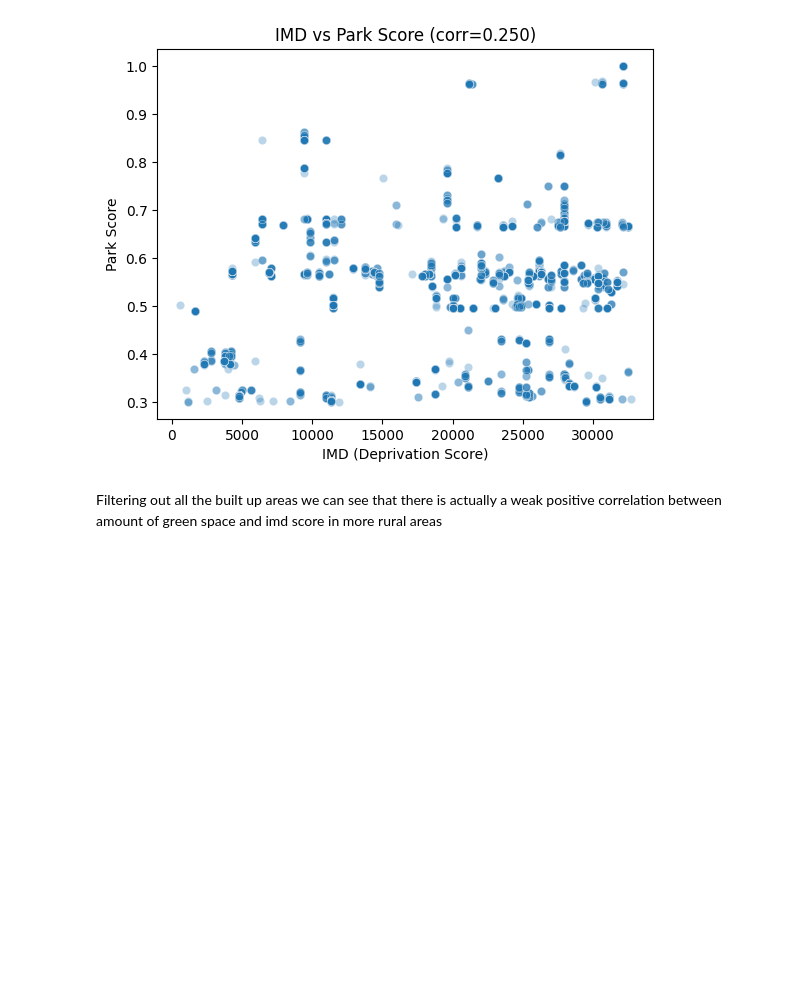
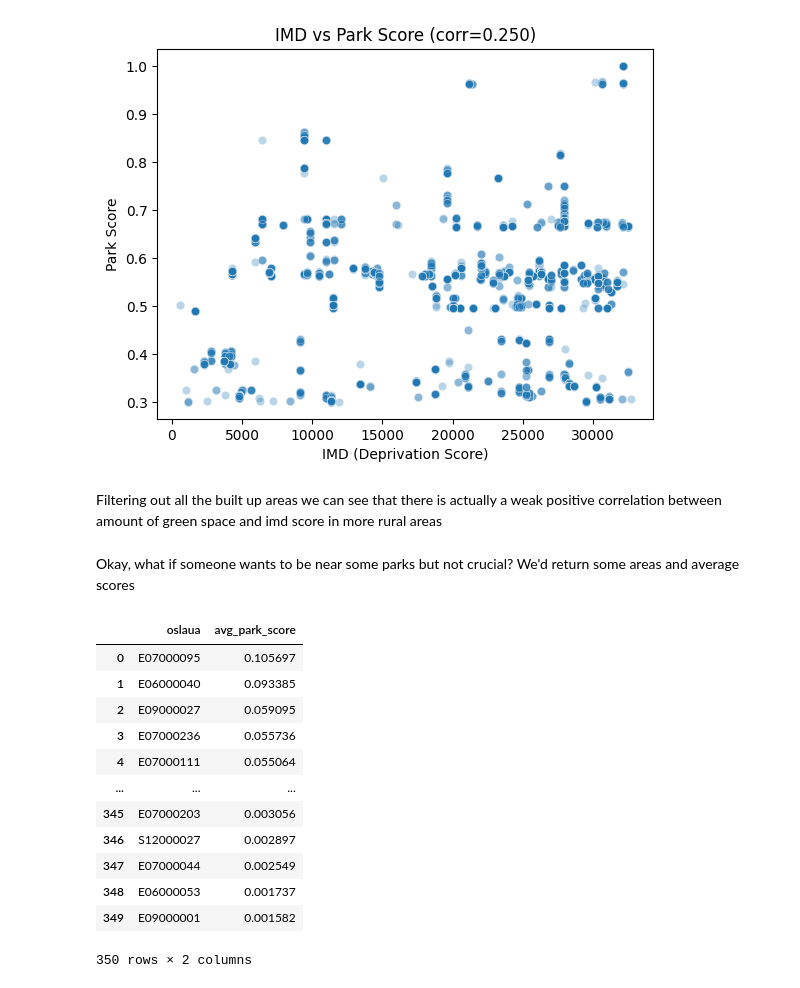
Before and after one commit to moulson/loam, a Jupyter notebook: notebooks/analysis.ipynb, the cells around one changed output. Cells and saved outputs as stored; diff of their text form; code cells hidden in the pictures; blank space fills up the shorter version.

```diff
--- a/notebooks/analysis.ipynb
+++ b/notebooks/analysis.ipynb
@@ -342,3 +342,33 @@ Correlation between IMD and park_score: 0.250
 [figure]
 # %% [markdown]
 Filtering out all the built up areas we can see that there is actually a weak positive correlation between amount of green space and imd score in more rural areas
+# %% [markdown]
+Okay, what if someone wants to be near some parks but not crucial?
+We'd return some areas and average scores
+# %%
+df = pd.read_sql("""
+    SELECT
+    oslaua,
+    AVG(park_score) AS avg_park_score
+    FROM postcodes
+    WHERE park_score IS NOT NULL
+    GROUP BY oslaua
+    ORDER BY avg_park_score DESC;
+
+""", conn)
+
+df
+# %% [output]
+|  | oslaua | avg_park_score |
+| 0 | E07000095 | 0.105697 |
+| 1 | E06000040 | 0.093385 |
+| 2 | E09000027 | 0.059095 |
+| 3 | E07000236 | 0.055736 |
+| 4 | E07000111 | 0.055064 |
+| ... | ... | ... |
+| 345 | E07000203 | 0.003056 |
+| 346 | S12000027 | 0.002897 |
+| 347 | E07000044 | 0.002549 |
+| 348 | E06000053 | 0.001737 |
+| 349 | E09000001 | 0.001582 |
+350 rows × 2 columns
```
Also changed, not shown: parts of 5 cells of this notebook.
